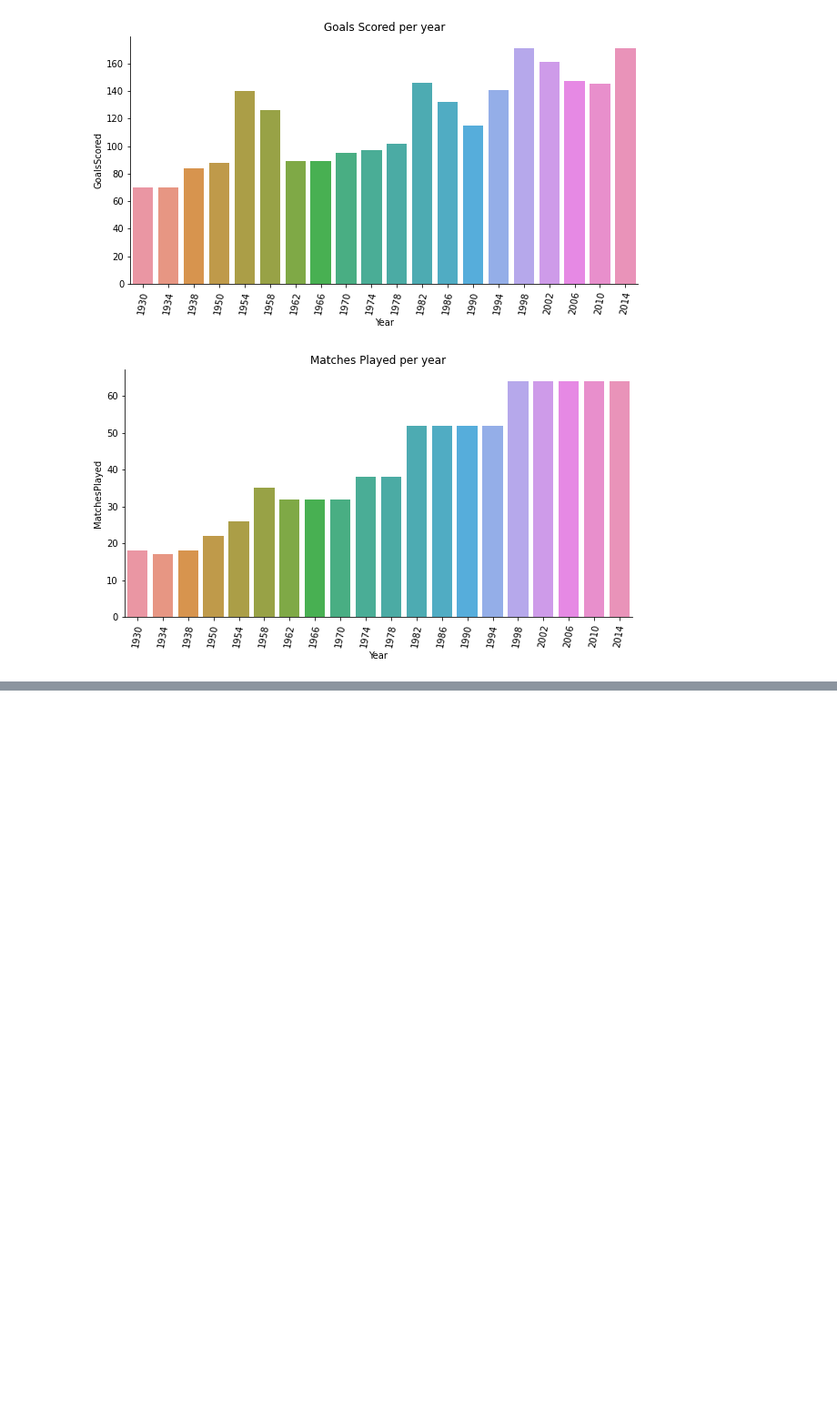
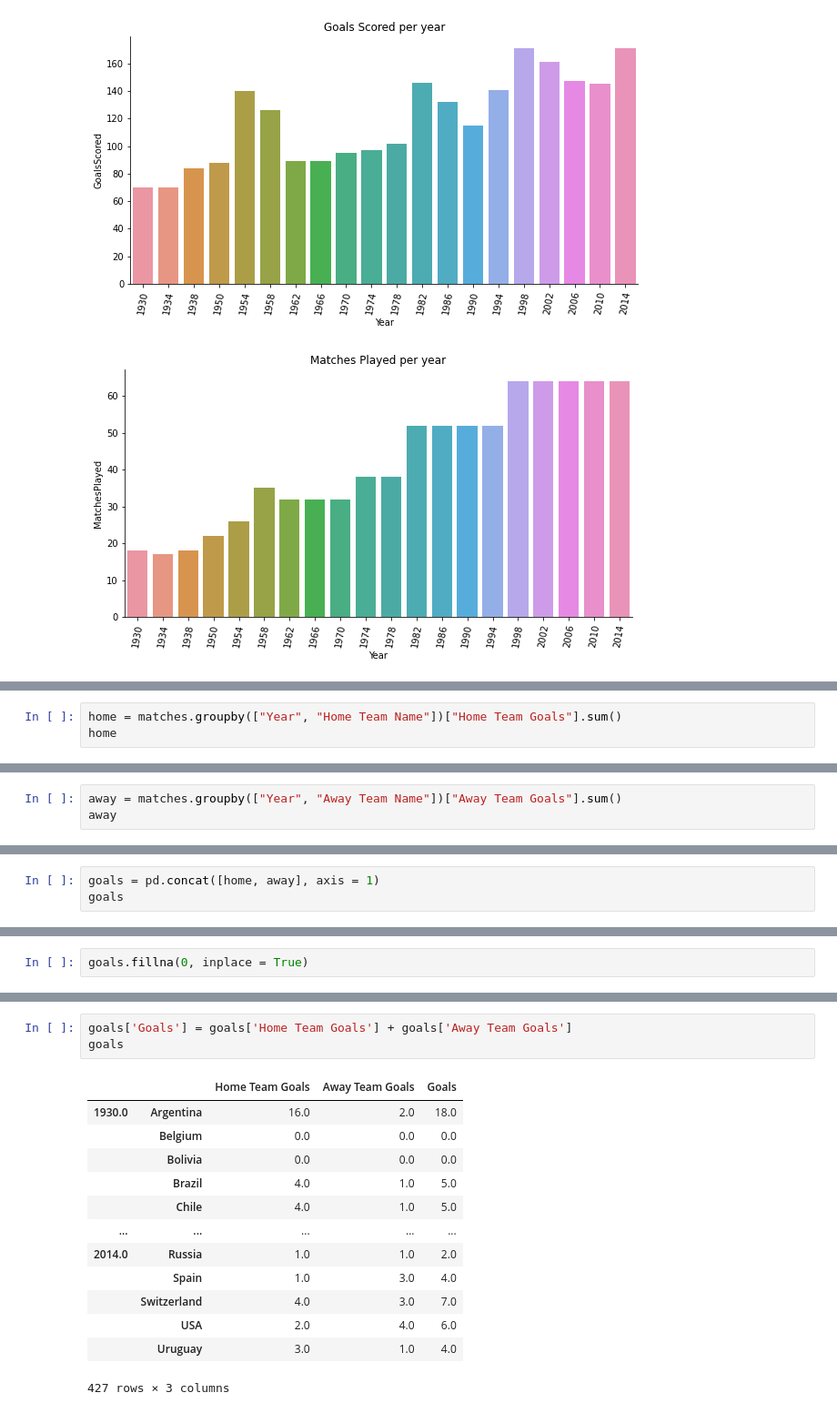
Before and after one commit to Binita72/FIFA_World_Cup, a Jupyter notebook: Untitled.ipynb, the cells around one changed output, grey strips where cells are left out. Shown at 91% size. Cells and saved outputs as stored; diff of their text form; blank space fills up the shorter version.

Commit message:
Goals Per Team Per Word Cup

```diff
--- a/Untitled.ipynb
+++ b/Untitled.ipynb
@@ -572,0 +580,3 @@ plt.show()
+# %%
+home = matches.groupby(["Year", "Home Team Name"])["Home Team Goals"].sum()
+home
@@ -572,0 +597,3 @@ plt.show()
+# %%
+away = matches.groupby(["Year", "Away Team Name"])["Away Team Goals"].sum()
+away
@@ -572,0 +614,3 @@ plt.show()
+# %%
+goals = pd.concat([home, away], axis = 1)
+goals
@@ -572,0 +631,2 @@ plt.show()
+# %%
+goals.fillna(0, inplace = True)
@@ -572,0 +649,17 @@ plt.show()
+# %%
+goals['Goals'] = goals['Home Team Goals'] + goals['Away Team Goals']
+goals
+# %% [output]
+|  |  | Home Team Goals | Away Team Goals | Goals |
+| 1930.0 | Argentina | 16.0 | 2.0 | 18.0 |
+|  | Belgium | 0.0 | 0.0 | 0.0 |
+|  | Bolivia | 0.0 | 0.0 | 0.0 |
+|  | Brazil | 4.0 | 1.0 | 5.0 |
+|  | Chile | 4.0 | 1.0 | 5.0 |
+| ... | ... | ... | ... | ... |
+| 2014.0 | Russia | 1.0 | 1.0 | 2.0 |
+|  | Spain | 1.0 | 3.0 | 4.0 |
+|  | Switzerland | 4.0 | 3.0 | 7.0 |
+|  | USA | 2.0 | 4.0 | 6.0 |
+|  | Uruguay | 3.0 | 1.0 | 4.0 |
+427 rows × 3 columns
```
Also changed, not shown: parts of 28 cells of this notebook.
